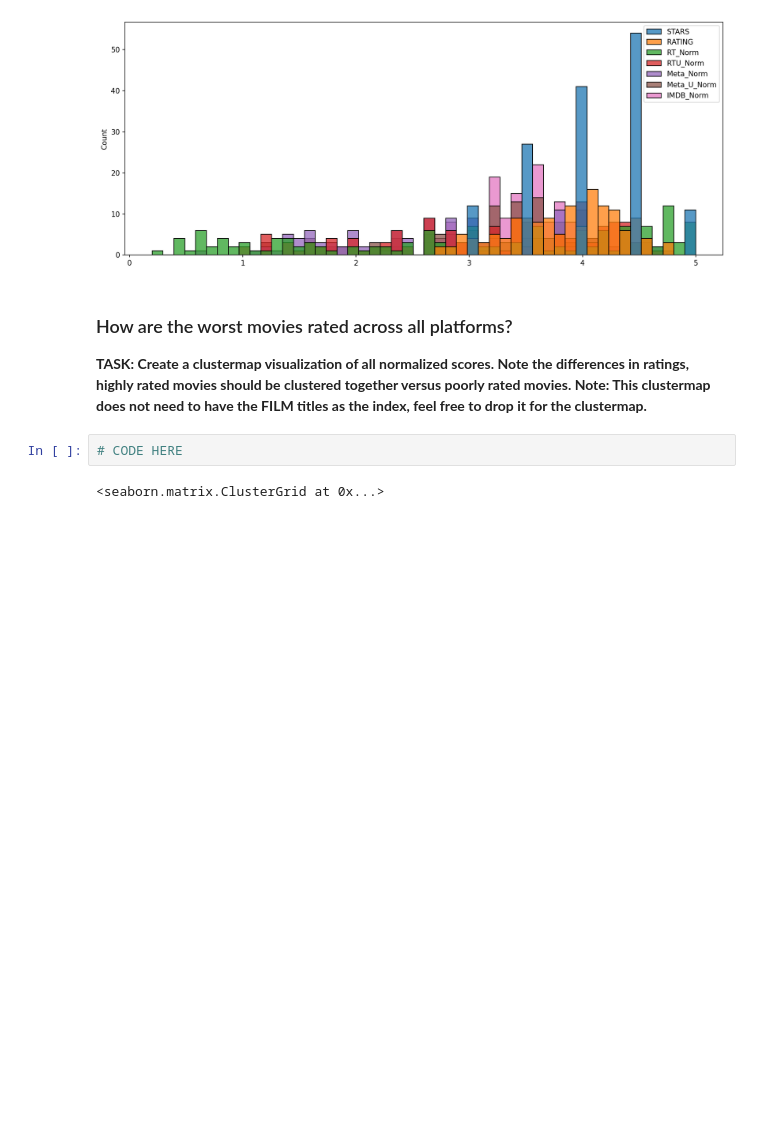
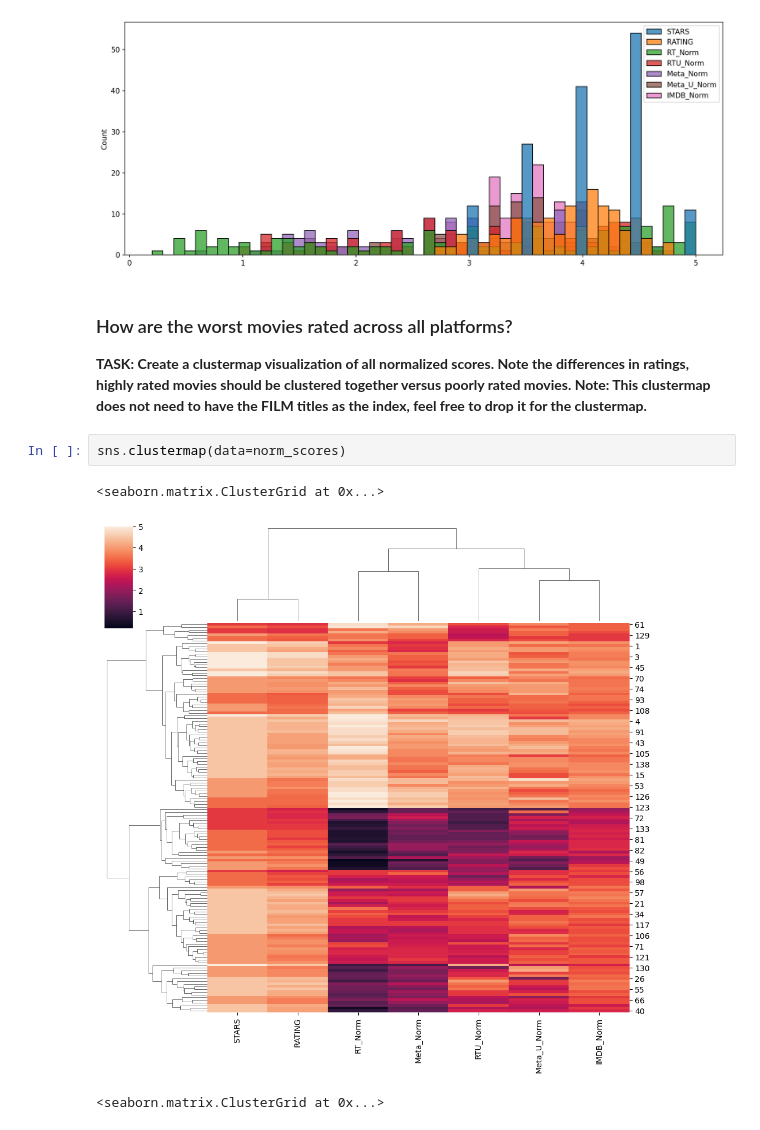
Before and after one commit to bushkhan/ML-DS-PRACTICE, a Jupyter notebook: Project1/00-Capstone-Project.ipynb, the cells around one changed output. Saved outputs shown, nothing was run; the diff lists cells and outputs as text; blank space fills up the shorter version.

```diff
--- a/Project1/00-Capstone-Project.ipynb
+++ b/Project1/00-Capstone-Project.ipynb
@@ -795,8 +795,11 @@ plt.show()
 ### How are the worst movies rated across all platforms?
 
 **TASK: Create a clustermap visualization of all normalized scores. Note the differences in ratings, highly rated movies should be clustered together versus poorly rated movies. Note: This clustermap does not need to have the FILM titles as the index, feel free to drop it for the clustermap.**
-# %%
-# CODE HERE
+# %%
+sns.clustermap(data=norm_scores)
+# %% [output]
+<seaborn.matrix.ClusterGrid at 0x...>
+[figure, added]
 # %%
 # %% [output]
 <seaborn.matrix.ClusterGrid at 0x...>
```
Also changed, not shown: parts of 9 cells of this notebook.
